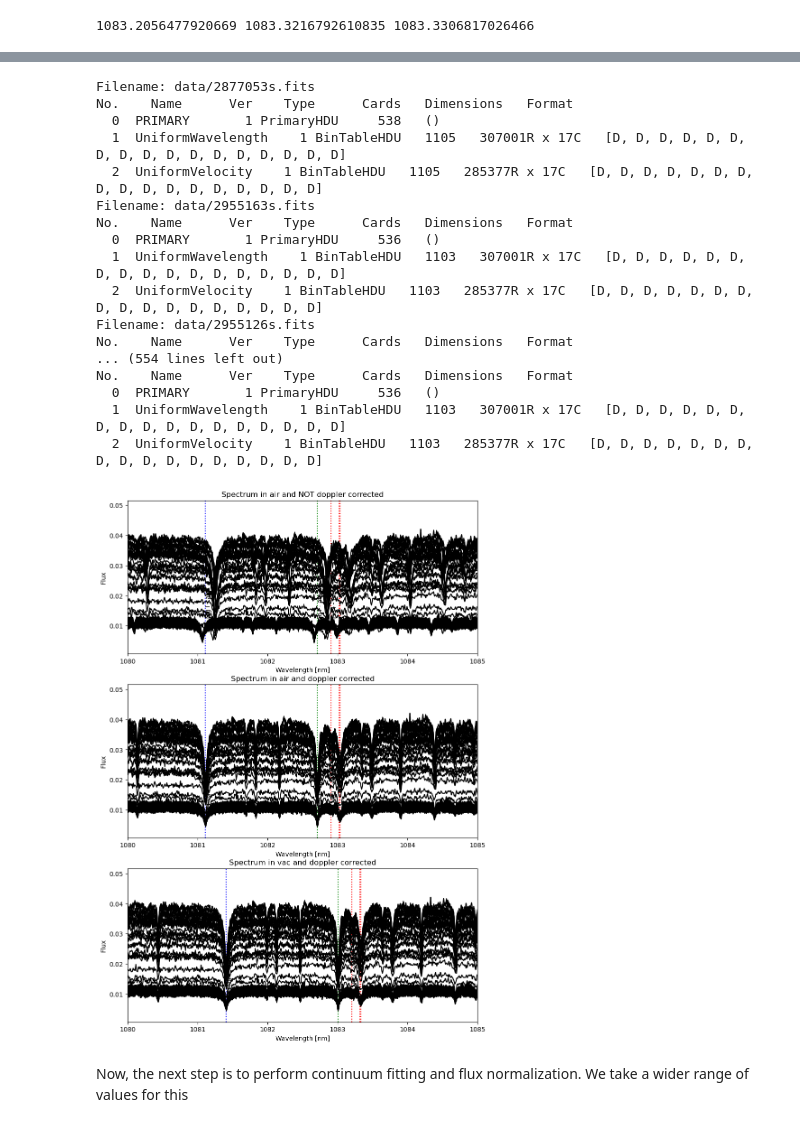
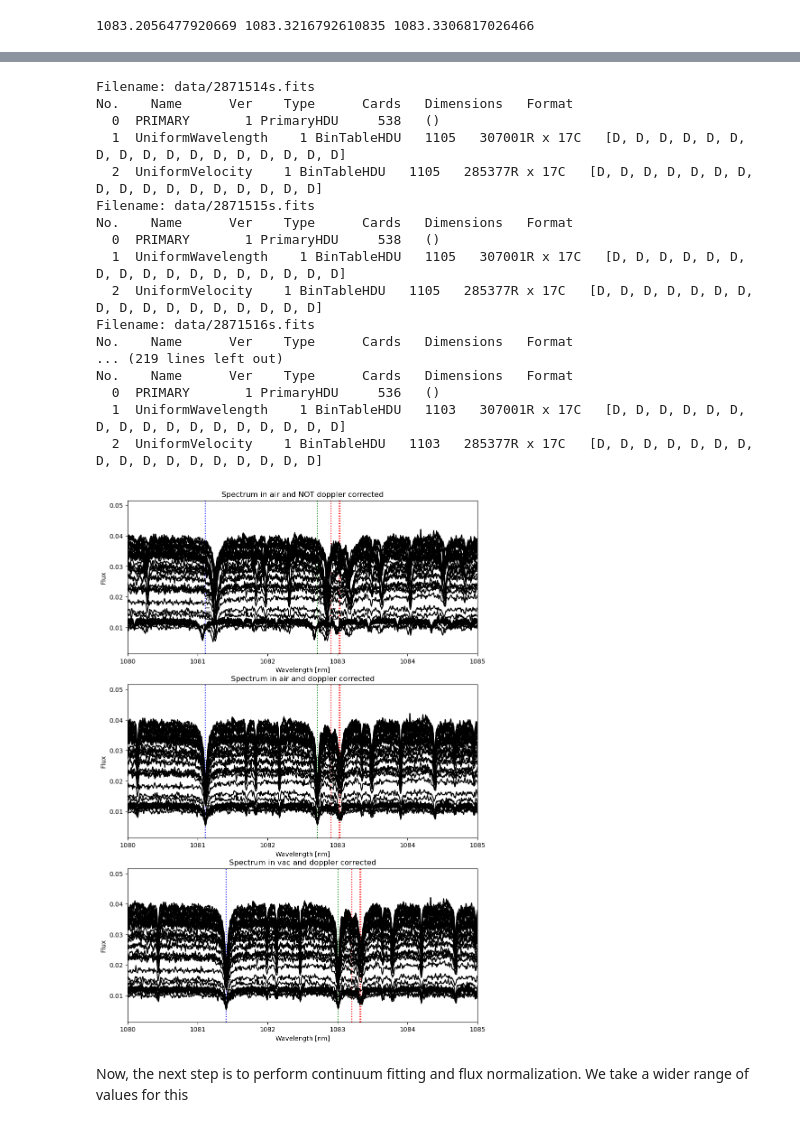
Before and after one commit to chase-urasaki/HeliumStability, a Jupyter notebook: SPIRou_WASP107_analysis.ipynb, the cells around one changed output, grey strips where cells are left out. Saved outputs shown, nothing was run; the diff lists cells and outputs as text; code cells hidden in the pictures.

```diff
--- a/SPIRou_WASP107_analysis.ipynb
+++ b/SPIRou_WASP107_analysis.ipynb
@@ -45,6 +47,12 @@ wl_min, wl_max = 1000, 1100
 HeI_1_air= 1082.909
 HeI_2_air = 1083.025
 HeI_3_air = 1083.034
+
+P_beta_air = 1281.8072
+P_gamma_air =1093.817
+
+P_beta_min, P_beta_max = 1250, 1300
+P_gamma_min, P_gamma_max = 1050, 1150
 
 # Functions to convert wavelengths back and forth
 def air_to_vac(wl):
@@ -103,0 +112,3 @@ fits_list
+# %%
+sorted_fits_list = sorted(fits_list)
+sorted_fits_list
@@ -111,6 +140,7 @@ ax1.axvline(Si_1_air, color = 'green', ls = 'dotted')
 ax1.text(Si_1_air, 0.013, 'Si I - air', rotation = 90)
 ax1.axvline(Mg_1_air, color = 'blue', ls = 'dotted')
 ax1.text(Mg_1_air, 0.013,  'Mg I - air', rotation=90)
+ax1.set_xlim(1080,1085)
 ax1.set_xlabel('Wavelength [nm]')
 ax1.set_ylabel('Flux')
 ax1.set_title('Spectrum in air and NOT doppler corrected')
@@ -123,6 +153,7 @@ ax2.axvline(Si_1_air, color = 'green', ls = 'dotted')
 ax2.text(Si_1_air, 0.013, 'Si I - air', rotation = 90)
 ax2.axvline(Mg_1_air, color = 'blue', ls = 'dotted')
 ax2.text(Mg_1_air, 0.013,  'Mg I - air', rotation=90)
+ax2.set_xlim(1080,1085)
 ax2.set_xlabel('Wavelength [nm]')
 ax2.set_ylabel('Flux')
 ax2.set_title('Spectrum in air and doppler corrected')
@@ -135,14 +166,17 @@ ax3.axvline(air_to_vac(Si_1_air), color = 'green', ls = 'dotted')
 ax3.text(air_to_vac(Si_1_air), 0.013, 'Si I - vac', rotation = 90)
 ax3.axvline(air_to_vac(Mg_1_air), color = 'blue', ls = 'dotted')
 ax3.text(air_to_vac(Mg_1_air), 0.013,  'Mg I - vac', rotation=90)
+ax3.set_xlim(1080,1085)
 ax3.set_xlabel('Wavelength [nm]')
 ax3.set_ylabel('Flux')
 ax3.set_title('Spectrum in vac and doppler corrected')
 
-num_spectra = len(fits_list)
-spectra_array = np.full((num_spectra, 20000,2), np.nan)
+num_spectra = len(sorted_fits_list)
+master_spectra_array = np.full((num_spectra, 20000,2), np.nan)
+P_beta_array = np.full((num_spectra, 10000,2), np.nan)
+P_gamma_array = np.full((num_spectra, 20000,2), np.nan)
 
-for i, file in enumerate(fits_list):
+for i, file in enumerate(sorted_fits_list):
     with fits.open(file) as hdul:
             # Print the content summary
             hdul.info()
@@ -165,47 +199,61 @@ for i, file in enumerate(fits_list):
         # Read the
     wl = binary_table['Wave']
     ABflux_corr = binary_table['FluxABTelluCorrected']
     ABerr_corr = binary_table['FluxErrABTelluCorrected']
 
     # Get indices where wavelengths are within the range
     indices = np.where((wl >= wl_min) & (wl <= wl_max))[0]
     extracted_interval_wl = wl[indices]
     extracted_interval_ABflux_corr = ABflux_corr[indices]
 
+    # grab the data for the Paschen Beta line
+    P_beta_indicies = np.where((wl >= P_beta_min) & (wl <= P_beta_max))[0]
+    P_beta_interval_wl = wl[P_beta_indicies]
+    P_beta_interval_flux = ABflux_corr[P_beta_indicies]
+    #%%
+    # Get the data for the Paschen Gamma line
+    P_gamma_indicies = np.where((wl >= P_gamma_min) & (wl <= P_gamma_max))[0]
+    P_gamma_interval_wl = wl[P_gamma_indicies]
+    P_gamma_interval_flux = ABflux_corr[P_gamma_indicies]
+
     extracted_interval_wl_air = vac_to_air(extracted_interval_wl)
 
-    spectra_array[i, :len(indices), 0] = apply_doppler_correction(extracted_interval_wl, v_star)
-    spectra_array[i, :len(indices), 1] = extracted_interval_ABflux_corr
+    master_spectra_array[i, :len(indices), 0] = apply_doppler_correction(extracted_interval_wl, v_star)
+    master_spectra_array[i, :len(indices), 1] = extracted_interval_ABflux_corr
+
+    P_beta_array[i, :len(P_beta_indicies), 0] = apply_doppler_correction(P_beta_interval_wl, v_star)
+    P_beta_array[i, :len(P_beta_indicies), 1] = P_beta_interval_flux
+
+    P_gamma_array[i, :len(P_gamma_indicies), 0] = apply_doppler_correction(P_gamma_interval_wl, v_star)
+    P_gamma_array[i, :len(P_gamma_indicies), 1] = P_gamma_interval_flux
 
     ax1.plot(extracted_interval_wl_air, extracted_interval_ABflux_corr, color='black', label = 'corrected')
-    ax1.set_xlim(1080,1085)
 
     ax2.plot(apply_doppler_correction(extracted_interval_wl_air, v_star), extracted_interval_ABflux_corr, color='black', label = 'corrected')
-    ax2.set_xlim(1080,1085)
 
     ax3.plot(apply_doppler_correction(extracted_interval_wl, v_star), extracted_interval_ABflux_corr, color='black', label = 'corrected')
-    ax3.set_xlim(1080,1085)
+
 
 
 plt.show()
 # %% [output]
-Filename: data/2877053s.fits
+Filename: data/2871514s.fits
 No.    Name      Ver    Type      Cards   Dimensions   Format
   0  PRIMARY       1 PrimaryHDU     538   ()
   1  UniformWavelength    1 BinTableHDU   1105   307001R x 17C   [D, D, D, D, D, D, D, D, D, D, D, D, D, D, D, D, D]
   2  UniformVelocity    1 BinTableHDU   1105   285377R x 17C   [D, D, D, D, D, D, D, D, D, D, D, D, D, D, D, D, D]
-Filename: data/2955163s.fits
+Filename: data/2871515s.fits
+No.    Name      Ver    Type      Cards   Dimensions   Format
+  0  PRIMARY       1 PrimaryHDU     538   ()
+  1  UniformWavelength    1 BinTableHDU   1105   307001R x 17C   [D, D, D, D, D, D, D, D, D, D, D, D, D, D, D, D, D]
+  2  UniformVelocity    1 BinTableHDU   1105   285377R x 17C   [D, D, D, D, D, D, D, D, D, D, D, D, D, D, D, D, D]
+Filename: data/2871516s.fits
+No.    Name      Ver    Type      Cards   Dimensions   Format
+... (219 lines left out)
 No.    Name      Ver    Type      Cards   Dimensions   Format
   0  PRIMARY       1 PrimaryHDU     536   ()
   1  UniformWavelength    1 BinTableHDU   1103   307001R x 17C   [D, D, D, D, D, D, D, D, D, D, D, D, D, D, D, D, D]
   2  UniformVelocity    1 BinTableHDU   1103   285377R x 17C   [D, D, D, D, D, D, D, D, D, D, D, D, D, D, D, D, D]
-Filename: data/2955126s.fits
-No.    Name      Ver    Type      Cards   Dimensions   Format
-... (554 lines left out)
-No.    Name      Ver    Type      Cards   Dimensions   Format
-  0  PRIMARY       1 PrimaryHDU     536   ()
-  1  UniformWavelength    1 BinTableHDU   1103   307001R x 17C   [D, D, D, D, D, D, D, D, D, D, D, D, D, D, D, D, D]
-  2  UniformVelocity    1 BinTableHDU   1103   285377R x 17C   [D, D, D, D, D, D, D, D, D, D, D, D, D, D, D, D, D]
-[figure, old version]
+[figure, new version]
 # %% [markdown]
 Now, the next step is to perform continuum fitting and flux normalization. We take a wider range of values for this
```
Also changed, not shown: parts of 24 cells of this notebook, 2 other files.
